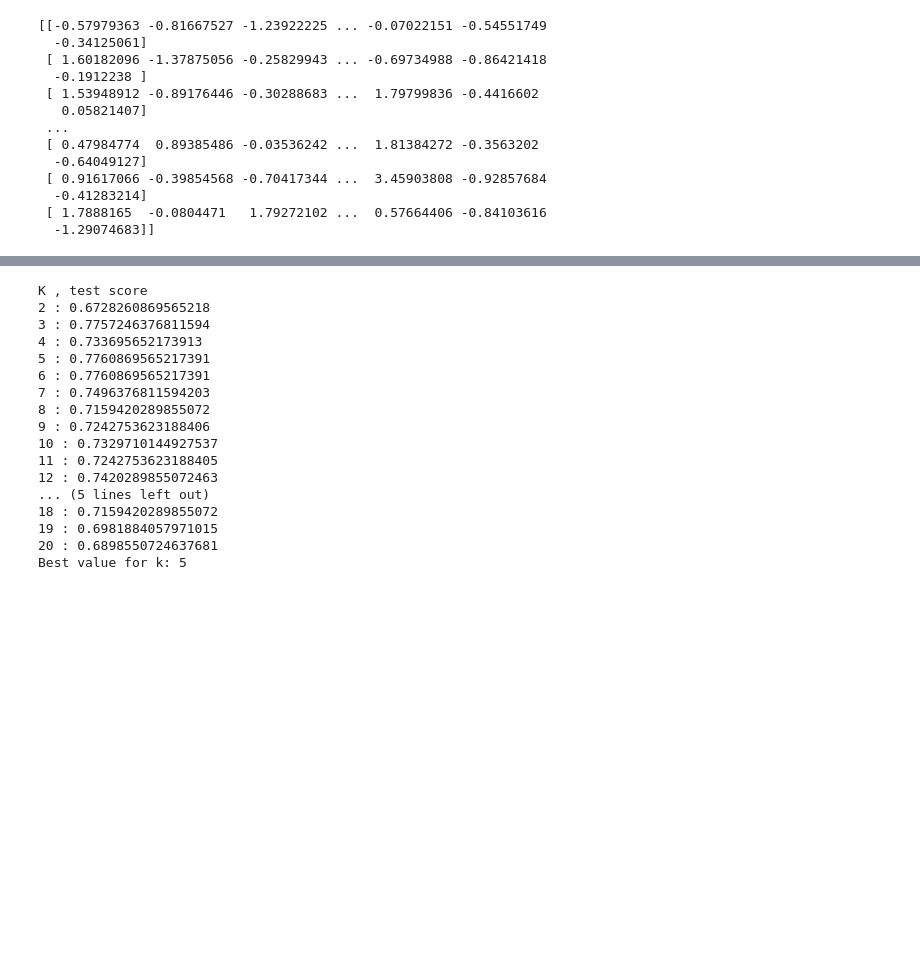
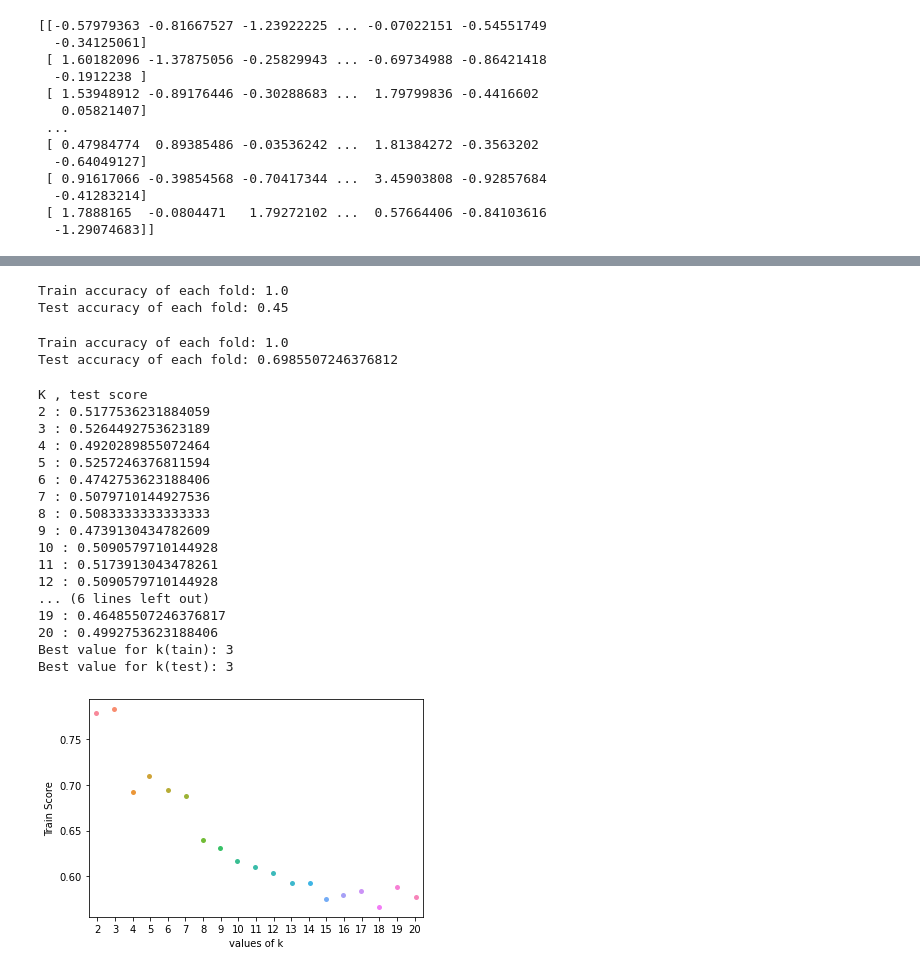
Before and after one commit to zahrasalarian/Artificial-Intelligence-in-Medicine-Projects, a Jupyter notebook: p1/main.ipynb, the cells around one changed output, grey strips where cells are left out. Cells and saved outputs as stored; diff of their text form; code cells hidden in the pictures; blank space fills up the shorter version.

```diff
--- a/p1/main.ipynb
+++ b/p1/main.ipynb
@@ -143,3 +143,26 @@ Accuracy: 0.690 (0.083)
+# %%
+# SVM with rbf kernel
+model = SVC(kernel='rbf')
+train_avg_acc_score, test_avg_acc_score = calc_train_test_acc(model)
+
+model_accuracy['SVM with rbf kernel'] = [train_avg_acc_score, test_avg_acc_score]
+print('Train accuracy of each fold: {}'.format(train_avg_acc_score))
+print('Test accuracy of each fold: {}'.format(test_avg_acc_score))
+# %% [output]
+Train accuracy of each fold: 1.0
+Test accuracy of each fold: 0.45
+# %%
+# Decision tree
+from sklearn.tree import DecisionTreeClassifier
+model = DecisionTreeClassifier()
+train_avg_acc_score, test_avg_acc_score = calc_train_test_acc(model)
+
+model_accuracy['Decision tree'] = [train_avg_acc_score, test_avg_acc_score]
+print('Train accuracy of each fold: {}'.format(train_avg_acc_score))
+print('Test accuracy of each fold: {}'.format(test_avg_acc_score))
+# %% [output]
+Train accuracy of each fold: 1.0
+Test accuracy of each fold: 0.6985507246376812
 # %%
 # KNN
 from sklearn.neighbors import KNeighborsClassifier
@@ -158,28 +184,38 @@ for k in range(2, 21):
 # %%
 import operator
 print('K , test score')
-for k, v in scores_dict.items():
+for k, v in test_scores_dict.items():
     print(k, ':', v)
 # get max acc
-best_k = max(scores_dict.items(), key=operator.itemgetter(1))[0]
-print('Best value for k: {}'.format(best_k))
-model_accuracy['KNN'] = scores_dict[best_k]
+best_k_train = max(train_scores_dict.items(), key=operator.itemgetter(1))[0]
+print('Best value for k(tain): {}'.format(best_k_train))
+best_k_test = max(test_scores_dict.items(), key=operator.itemgetter(1))[0]
+print('Best value for k(test): {}'.format(best_k_test))
+
+#model_accuracy['KNN'] = test_scores_dict[best_k_test]
+model_accuracy['KNN'] = [train_scores_dict[best_k_train], test_scores_dict[best_k_test]]
 # %% [output]
 K , test score
-2 : 0.6728260869565218
-3 : 0.7757246376811594
-4 : 0.733695652173913
-5 : 0.7760869565217391
-6 : 0.7760869565217391
-7 : 0.7496376811594203
-8 : 0.7159420289855072
-9 : 0.7242753623188406
-10 : 0.7329710144927537
-11 : 0.7242753623188405
-12 : 0.7420289855072463
-... (5 lines left out)
-18 : 0.7159420289855072
-19 : 0.6981884057971015
-20 : 0.6898550724637681
-Best value for k: 5
+2 : 0.5177536231884059
+3 : 0.5264492753623189
+4 : 0.4920289855072464
+5 : 0.5257246376811594
+6 : 0.4742753623188406
+7 : 0.5079710144927536
+8 : 0.5083333333333333
+9 : 0.4739130434782609
+10 : 0.5090579710144928
+11 : 0.5173913043478261
+12 : 0.5090579710144928
+... (6 lines left out)
+19 : 0.46485507246376817
+20 : 0.4992753623188406
+Best value for k(tain): 3
+Best value for k(test): 3
+# %%
+ax = sns.stripplot(K, list(train_scores_dict.values()));
+ax.set(xlabel ='values of k', ylabel ='Train Score')
+plt.show()
+# %% [output]
+[figure, added]
 # %%
```
Also changed, not shown: parts of 20 cells of this notebook.
